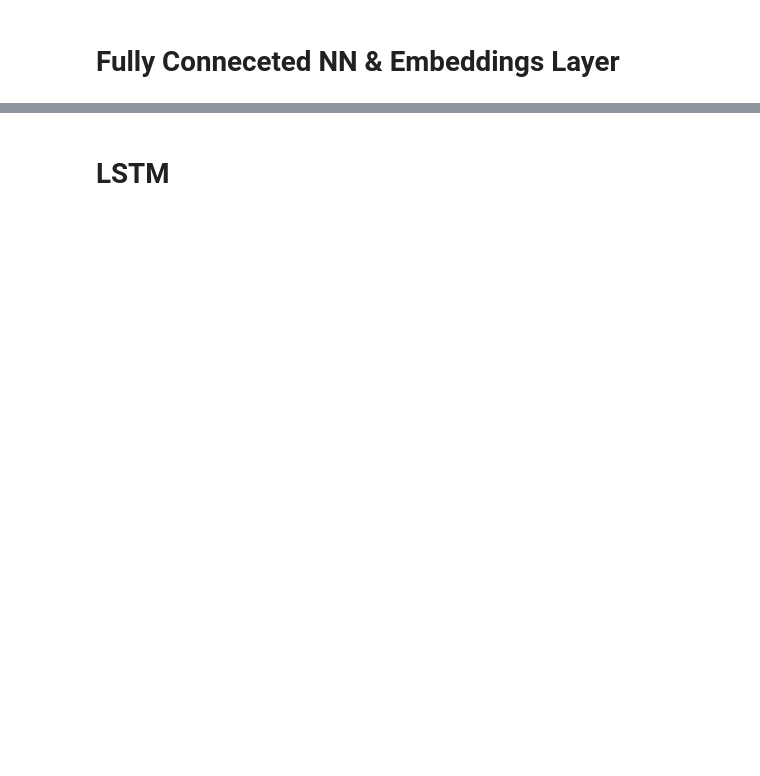
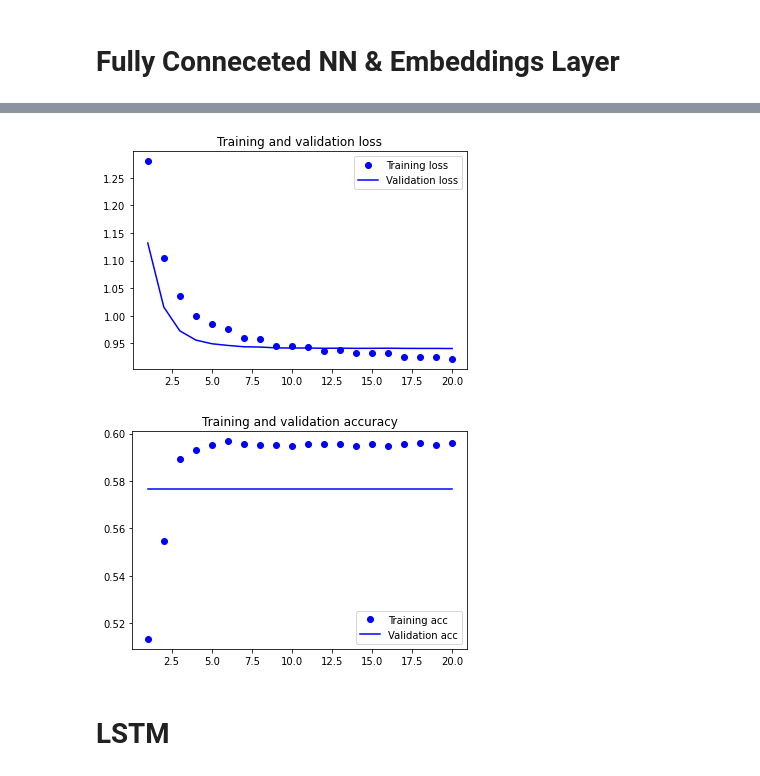
Before and after one commit to Iskriyana/nlp-product-sentiment-classification, a Jupyter notebook: notebooks/02_processing/NLP_Models.ipynb, the cells around one changed output, grey strips where cells are left out. Cells and saved outputs as stored; diff of their text form; code cells hidden in the pictures; blank space fills up the shorter version.

```diff
--- a/notebooks/02_processing/NLP_Models.ipynb
+++ b/notebooks/02_processing/NLP_Models.ipynb
@@ -397,0 +430,6 @@ NameError: name 'history_emb' is not defined
+# %%
+embedding_dim = 100
+# %%
+# note that index 0 is reserved, never assigned to an existing word
+word_index = dict(zip(vocabulary, list(range(1, vocabulary_size + 1))))
+# word_index
@@ -397,0 +488,6 @@ NameError: name 'history_emb' is not defined
+# %%
+history_transf = model_transf.fit(
+    train_ds_emb.shuffle(100).batch(32),
+    epochs=20,
+    validation_data=validation_ds_emb.batch(32)
+)
@@ -398,2 +512,27 @@ NameError: name 'history_emb' is not defined
+# %%
+loss_transf = history_transf.history['loss']
+val_loss_transf = history_transf.history['val_loss']
+acc_transf = history_transf.history['accuracy']
+val_acc_transf = history_transf.history['val_accuracy']
+
+
+epochs = range(1, len(acc_emb) + 1)
+
+plt.plot(epochs, loss_transf, 'bo', label='Training loss')
+plt.plot(epochs, val_loss_transf, 'b', label='Validation loss')
+plt.title('Training and validation loss')
+plt.legend()
+
+plt.figure()
+
+plt.plot(epochs, acc_transf, 'bo', label='Training acc')
+plt.plot(epochs, val_acc_transf, 'b', label='Validation acc')
+plt.title('Training and validation accuracy')
+plt.legend()
+
+plt.show()
+# %% [output]
+[figure, added]
+[figure, added]
 # %% [markdown]
 # LSTM
```
Also changed, not shown: parts of 28 cells of this notebook.
